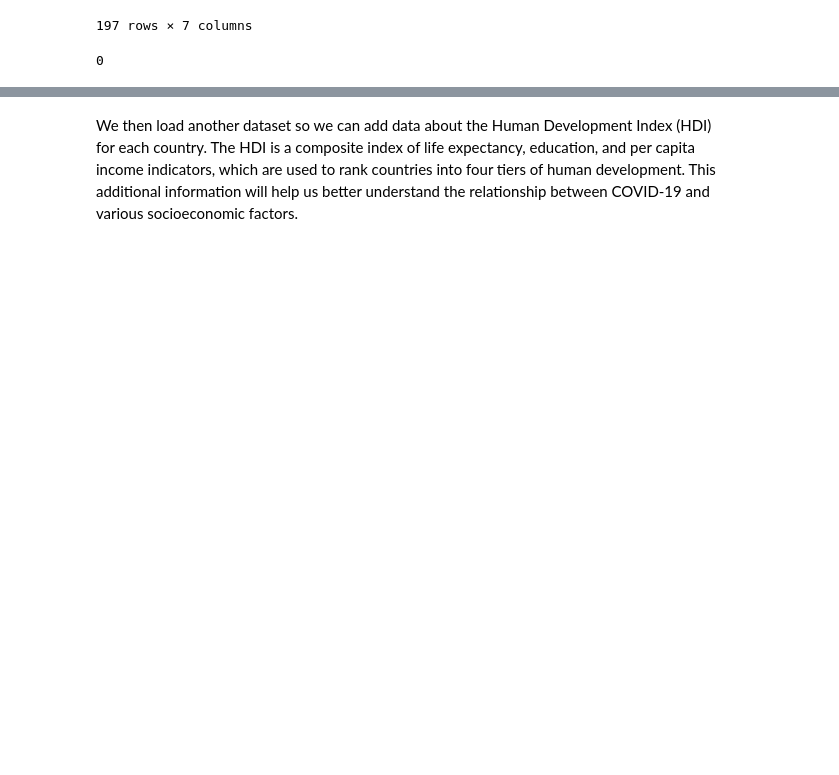
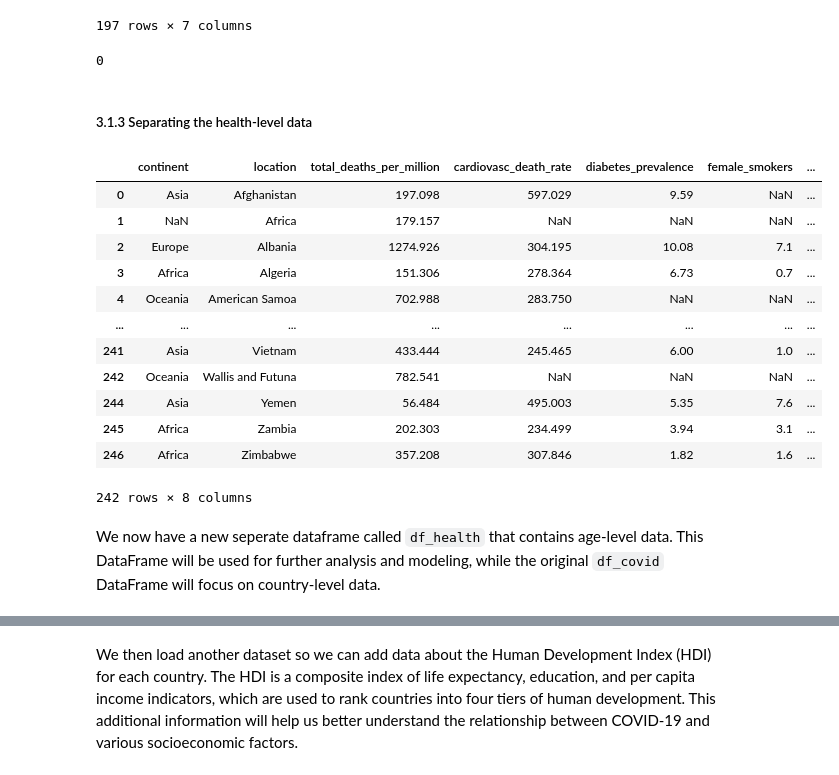
Before and after one commit to KamiStolt/BI-eksamen, a Jupyter notebook: Eksamen/BI_exam.ipynb, the cells around one changed output, grey strips where cells are left out. Saved outputs shown, nothing was run; the diff lists cells and outputs as text; code cells hidden in the pictures; blank space fills up the shorter version.

Commit message:
data cleaning done

```diff
--- a/Eksamen/BI_exam.ipynb
+++ b/Eksamen/BI_exam.ipynb
@@ -442,3 +442,28 @@ See the caveats in the documentation: https://pandas.pydata.org/pandas-docs/stab
 df_age_cleaned.duplicated().sum()
 # %% [output]
 0
+# %% [markdown]
+##### 3.1.3 Separating the health-level data
+# %%
+# We are using the same function as above to seperate the health-level columns from the rest of the data.
+columns_to_secure = ["continent", "location", "total_deaths_per_million", "cardiovasc_death_rate", "diabetes_prevalence", "female_smokers", "male_smokers", "life_expectancy"]
+df_health = filter_dataframe(df_covid_removed_columns, columns_to_secure, filter_type='columns')
+# %%
+# Check if the rows were secured
+df_health
+# %% [output]
+|  | continent | location | total_deaths_per_million | cardiovasc_death_rate | diabetes_prevalence | female_smokers | ... |
+| 0 | Asia | Afghanistan | 197.098 | 597.029 | 9.59 | NaN | ... |
+| 1 | NaN | Africa | 179.157 | NaN | NaN | NaN | ... |
+| 2 | Europe | Albania | 1274.926 | 304.195 | 10.08 | 7.1 | ... |
+| 3 | Africa | Algeria | 151.306 | 278.364 | 6.73 | 0.7 | ... |
+| 4 | Oceania | American Samoa | 702.988 | 283.750 | NaN | NaN | ... |
+| ... | ... | ... | ... | ... | ... | ... | ... |
+| 241 | Asia | Vietnam | 433.444 | 245.465 | 6.00 | 1.0 | ... |
+| 242 | Oceania | Wallis and Futuna | 782.541 | NaN | NaN | NaN | ... |
+| 244 | Asia | Yemen | 56.484 | 495.003 | 5.35 | 7.6 | ... |
+| 245 | Africa | Zambia | 202.303 | 234.499 | 3.94 | 3.1 | ... |
+| 246 | Africa | Zimbabwe | 357.208 | 307.846 | 1.82 | 1.6 | ... |
+242 rows × 8 columns
+# %% [markdown]
+We now have a new seperate dataframe called `df_health` that contains age-level data. This DataFrame will be used for further analysis and modeling, while the original `df_covid` DataFrame will focus on country-level data.
```
Also changed, not shown: parts of 42 cells of this notebook.
